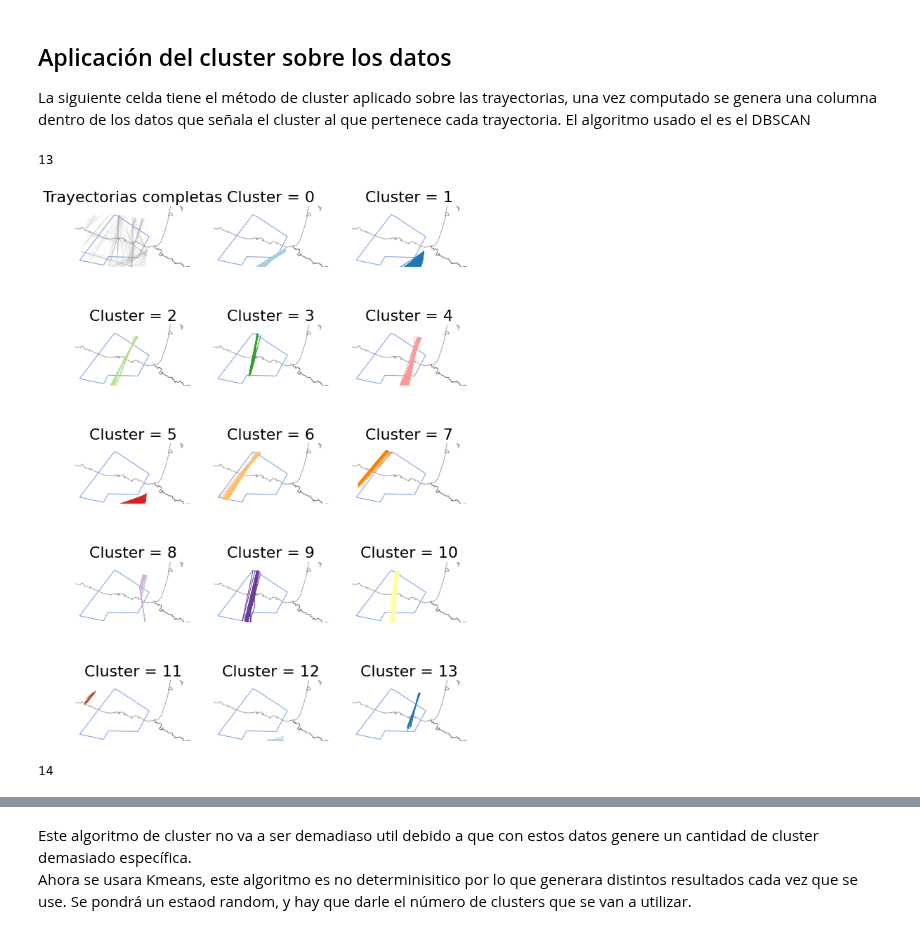
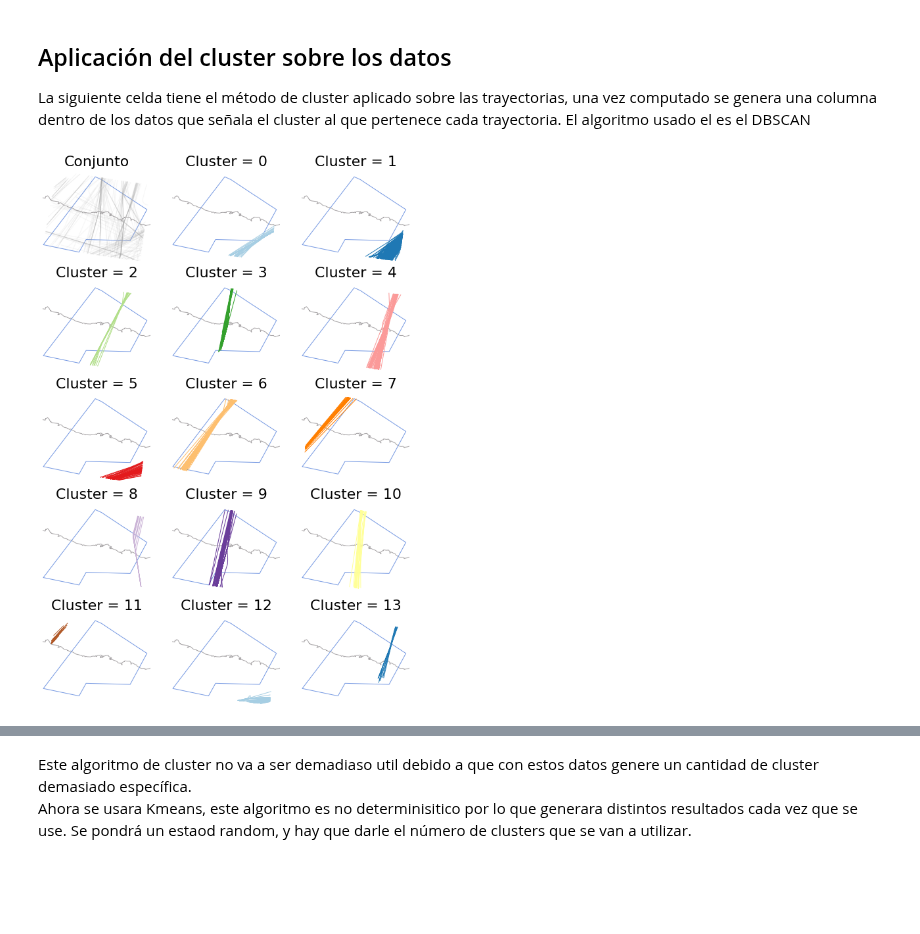
Before and after one commit to jaimebw/tfg, a Jupyter notebook: libros/cluster.ipynb, the cells around one changed output, grey strips where cells are left out. Saved outputs shown, nothing was run; the diff lists cells and outputs as text; code cells hidden in the pictures; blank space fills up the shorter version.

```diff
--- a/libros/cluster.ipynb
+++ b/libros/cluster.ipynb
@@ -53,65 +53,10 @@ vuelos_dbscan = vuelos_un.clustering(
     clustering=DBSCAN(eps=0.5, min_samples=10), # algoritmo de ML utilizado, con los parámetros del mismo
     transform=StandardScaler(), # lo que hace esto es escalar los datos dentro de una distribuciñ¡ón Gausiana
 ).fit_predict()
-# %%
-vuelos_dbscan.data.cluster.max()
-# %% [output]
-13
-# %%
-from itertools import islice, cycle
-# islice: iterador que itera dentro de una lista,
-
-from traffic.drawing import countries, EuroPP
-from traffic.data import nm_airspaces
-
-n_clusters = 1 + vuelos_dbscan.data.cluster.max() # número de cluster totales
-
-# -- dealing with colours --
-
-color_cycle = cycle(
-    "#a6cee3 #1f78b4 #b2df8a #33a02c #fb9a99 #e31a1c "
-    "#fdbf6f #ff7f00 #cab2d6 #6a3d9a #ffff99 #b15928".split()
-)
-# el métod split hace que se separen l
-colors = list(islice(color_cycle, n_clusters)) # asigna colores a los clusters de manera ciclica
-        #     islice(valores_de_color,numero_clusters) --> devuelve lista con los colores asignados de
-        #                                                  manera cíclica
-colors.append("#aaaaaa")  # color for outliers, if any
-
-# -- dealing with the grid --adasd
-
-#nb_cols = 3 # numero de columnas
-#nb_lines = (1 + n_clusters) // nb_cols + (((1 + n_clusters) % nb_cols) > 0) # numero de filas en funcion de
-                                                                            # de las columnas
-
-with plt.style.context("traffic"):
-    nb_cols = 3 # numero de columnas
-    nb_lines = (1 + n_clusters) // nb_cols + (((1 + n_clusters) % nb_cols) > 0) # numero de filas en funcion de
-                                                                                # de las columnas
-    fig, ax = plt.subplots(
-        nb_lines, nb_cols, figsize=(10, 15), subplot_kw=dict(projection=EuroPP())
-        # parametros de la figura y de los ejes
-    )
-
-    for cluster in range(-1, n_clusters):
-        ax_ = ax[(cluster + 1) // nb_cols][(cluster + 1) % nb_cols]
-        ax_.add_feature(countries())
-        nm_airspaces['LECMBLU'].plot(ax_,alpha = 1)
-
-        vuelos_dbscan.query(f"cluster == {cluster}").plot(
-            ax_, color=colors[cluster], alpha=0.1 if cluster == -1 else 1
-        )
-        # la funcion de arriba busca la asginación de cluster
-        ax_.set_global()
-        ax_.set_extent((-6,0, 42.7, 44.5))
-        if cluster == -1:
-            ax_.title.set_text("Conjunto")
-        else:
-            ax_.title.set_text("Cluster = " +str(cluster) )
-
-    guardarimagen("imagenes_cluster","cluster_dbscan.png")
-# %% [output]
-[figure, removed]
+# %%
+representarcluster(vuelos_dbscan,"cluster_dbscan.png")
+# %% [output]
+[figure, added]
 # %%
 from sklearn.cluster import OPTICS
 vuelos_optics = vuelos_un.clustering(
@@ -134,4 +67,0 @@ vuelos_kmeans = vuelos_un.clustering(
-# %%
-vuelos_kmeans.data.cluster.
-# %% [output]
-14
```
Also changed, not shown: parts of 13 cells of this notebook.
